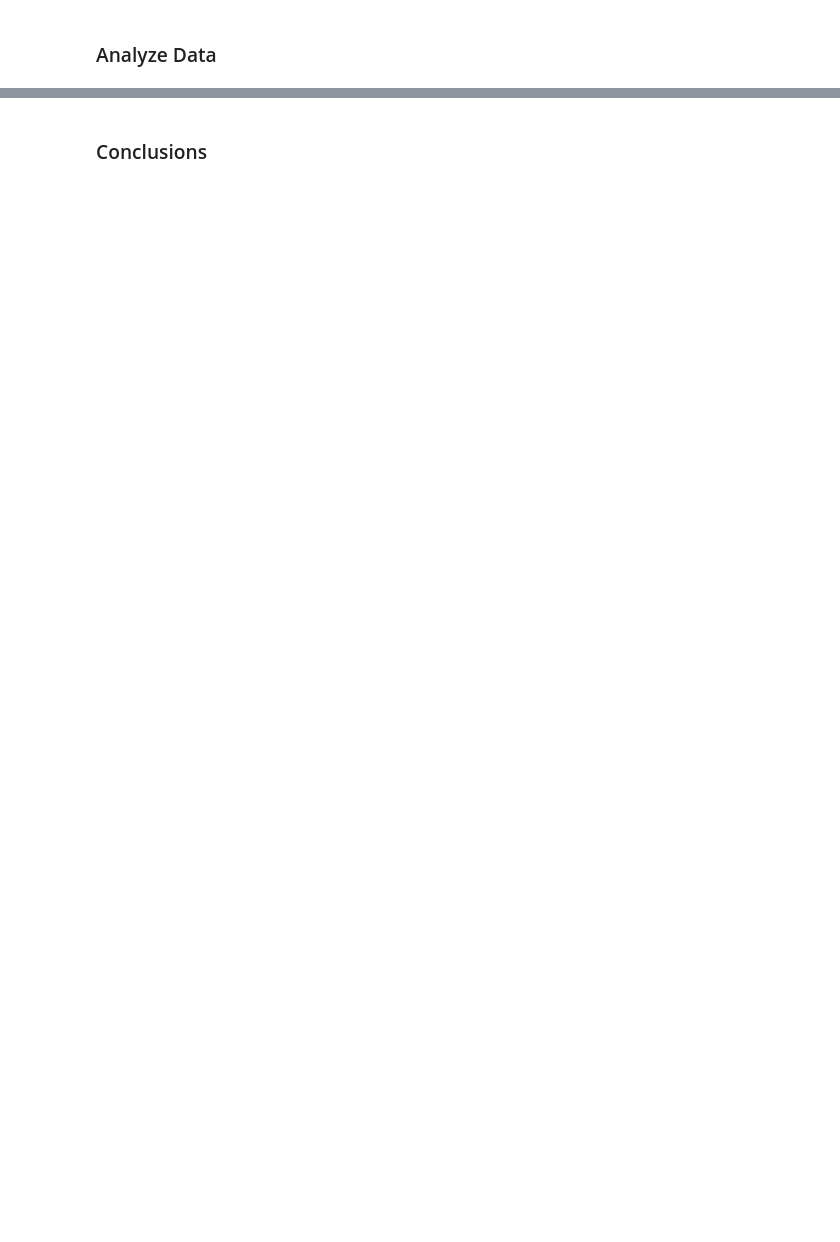
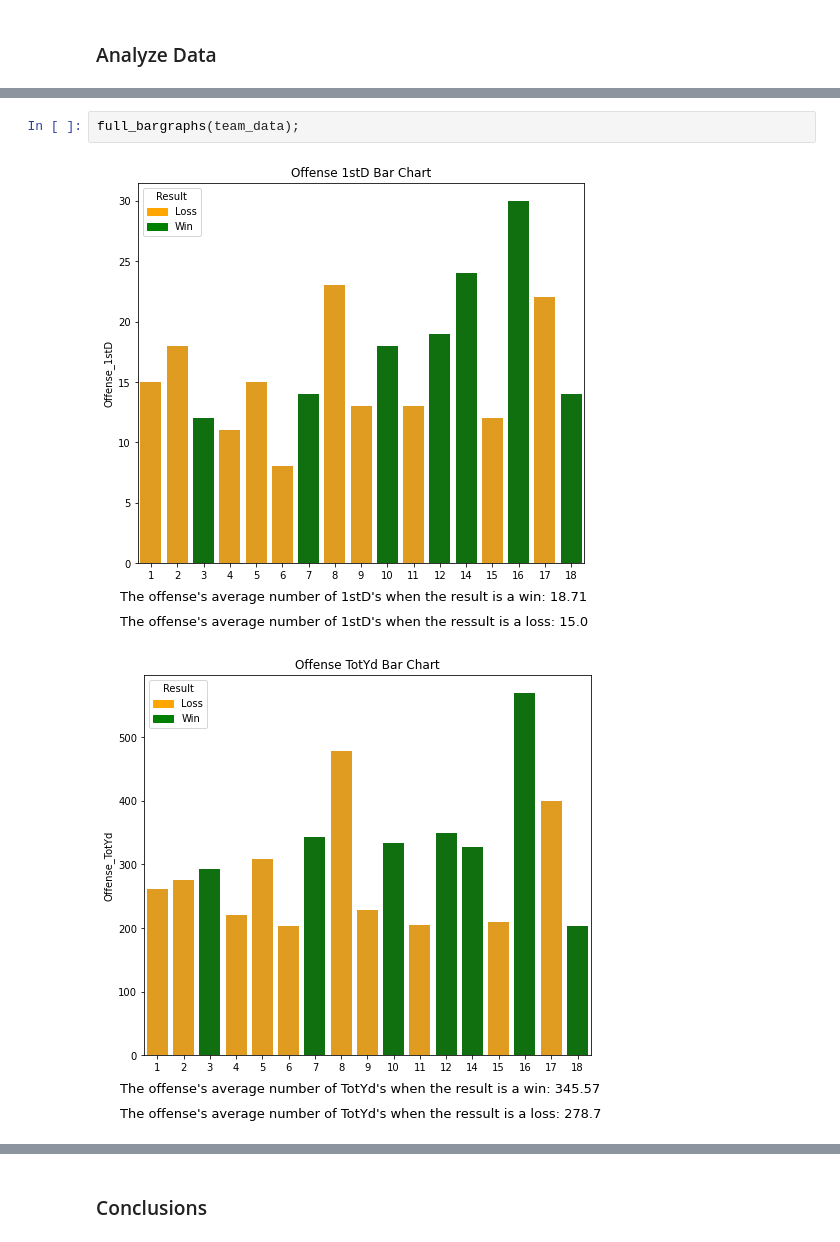
Before and after one commit to Luil0/NFL_stats, a Jupyter notebook: nfl_stats.ipynb, the cells around one changed output, grey strips where cells are left out. Cells and saved outputs as stored; diff of their text form; blank space fills up the shorter version.

```diff
--- a/nfl_stats.ipynb
+++ b/nfl_stats.ipynb
@@ -340,0 +439,5 @@ The offense's average number of TO's when the ressult is a loss: 1.4
+# %%
+full_bargraphs(team_data);
+# %% [output]
+[figure, added]
+[figure, added]
```
Also changed, not shown: parts of 28 cells of this notebook, 10 other files.
